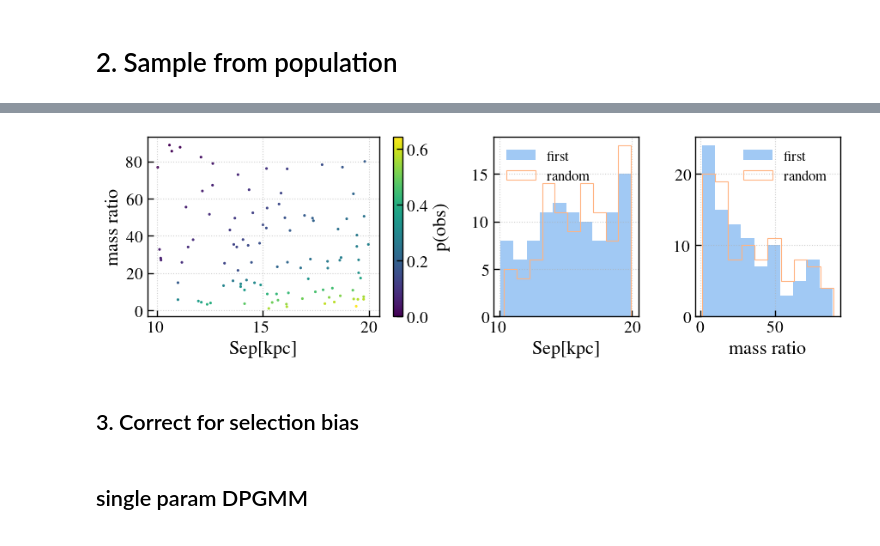
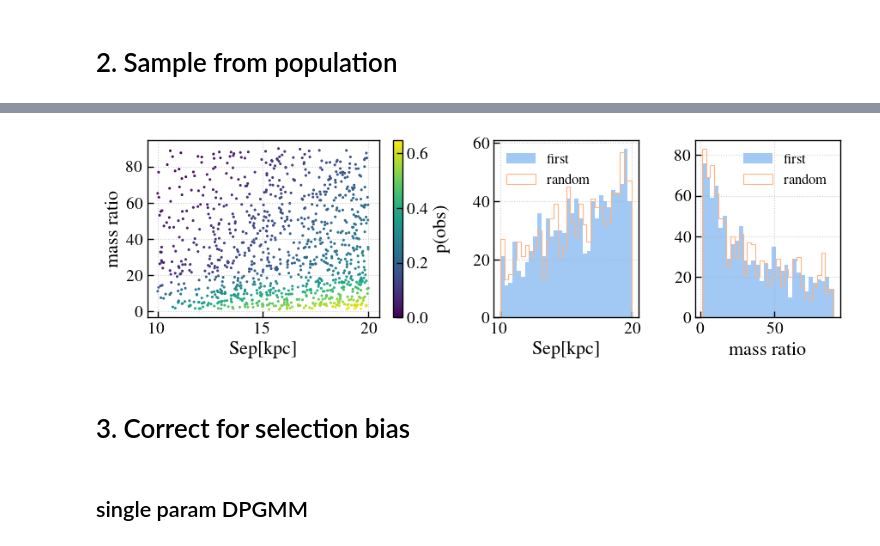
Before and after one commit to insepien/dftime, a Jupyter notebook: notebook/build.ipynb, the cells around one changed output, grey strips where cells are left out. Cells and saved outputs as stored; diff of their text form; code cells hidden in the pictures.

```diff
--- a/notebook/build.ipynb
+++ b/notebook/build.ipynb
@@ -115,30 +121,30 @@ accepted_pobs = pobs[mask]
 # %%
 fig,ax = plt.subplots(1,3,figsize=(9,3),width_ratios=[2,1,1])
 np.random.seed(0)
-Nobs = 100
+Nobs = 1000
 ax[0].scatter(accepted_a[:Nobs], accepted_q[:Nobs],c=accepted_pobs[:Nobs],cmap='viridis',s=2)
 ax[0].set_xlabel("Sep[kpc]")
 ax[0].set_ylabel("mass ratio")
 
 ax[1].set_xlabel("Sep[kpc]")
 ax[2].set_xlabel("mass ratio")
 
 ax[1].hist(accepted_a[:Nobs],label='first')
 ax[1].hist(np.random.choice(accepted_a,Nobs),histtype='step',label='random');
 ax[1].legend()
 
 ax[2].hist(accepted_q[:Nobs],label='first')
 ax[2].hist(np.random.choice(accepted_q,Nobs),histtype='step',label='random');
 ax[2].legend()
 
 norm = mcolors.Normalize(vmin=0, vmax=pobs.max())
 fig.colorbar(cm.ScalarMappable(norm=norm, cmap='viridis'),ax=ax[0],label='p(obs)')
 
 fig.tight_layout();
 # %% [output]
-[figure, old version]
+[figure, new version]
 # %% [markdown]
-## 3. Correct for selection bias
+# 3. Correct for selection bias
 # %%
 import scipy.stats as st
 from figaro.mixture import DPGMM, HDPGMM
```
Also changed, not shown: parts of 17 cells of this notebook, 6 other files.
